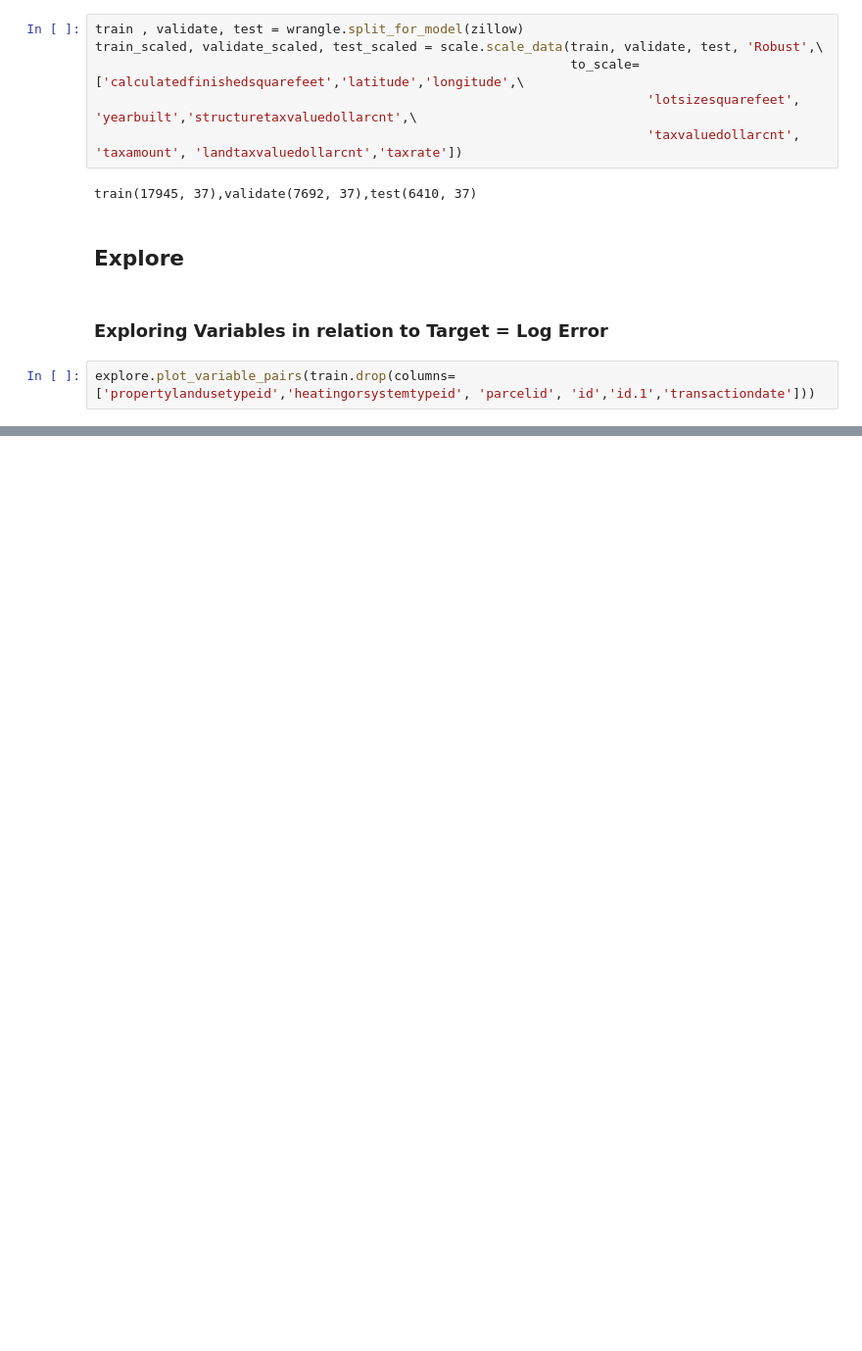
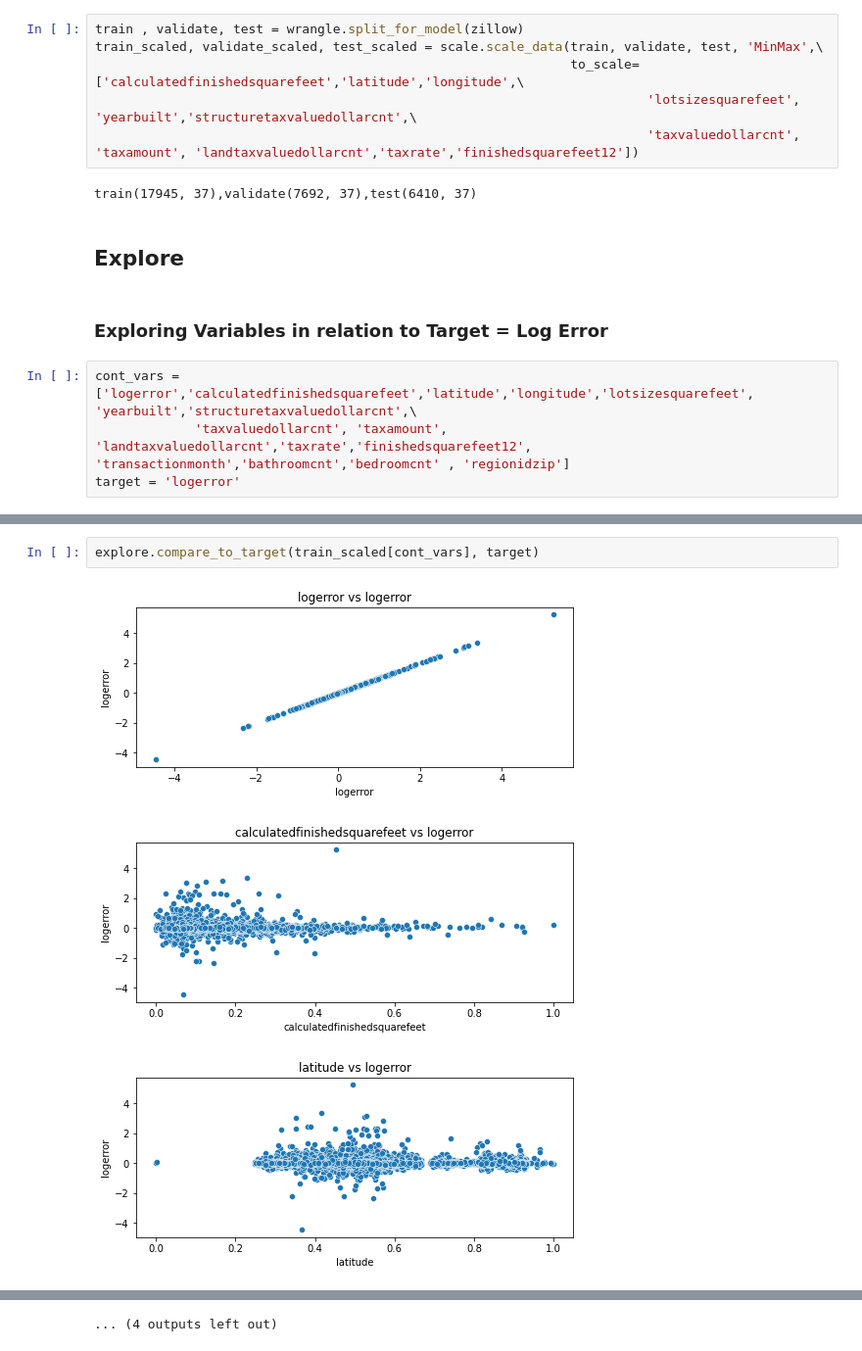
Before and after one commit to carterrxavier/clustering-project, a Jupyter notebook: initialnotebook.ipynb, the cells around one changed output, grey strips where cells are left out. Shown at 98% size. Drawn from its saved outputs; the diff is of its cells as text; blank space fills up the shorter version.

```diff
--- a/initialnotebook.ipynb
+++ b/initialnotebook.ipynb
@@ -65,10 +67,10 @@ Index(['propertylandusetypeid', 'heatingorsystemtypeid', 'parcelid', 'id',
 ## Split/Scale
 # %%
 train , validate, test = wrangle.split_for_model(zillow)
-train_scaled, validate_scaled, test_scaled = scale.scale_data(train, validate, test, 'Robust',\
+train_scaled, validate_scaled, test_scaled = scale.scale_data(train, validate, test, 'MinMax',\
                                                               to_scale=['calculatedfinishedsquarefeet','latitude','longitude',\
                                                                         'lotsizesquarefeet', 'yearbuilt','structuretaxvaluedollarcnt',\
-                                                                        'taxvaluedollarcnt', 'taxamount', 'landtaxvaluedollarcnt','taxrate'])
+                                                                        'taxvaluedollarcnt', 'taxamount', 'landtaxvaluedollarcnt','taxrate','finishedsquarefeet12'])
 # %% [output]
 train(17945, 37),validate(7692, 37),test(6410, 37)
 # %% [markdown]
@@ -76,4 +78,6 @@ train(17945, 37),validate(7692, 37),test(6410, 37)
 # %% [markdown]
 ### Exploring Variables in relation to Target = Log Error
 # %%
-explore.plot_variable_pairs(train.drop(columns=['propertylandusetypeid','heatingorsystemtypeid', 'parcelid', 'id','id.1','transactiondate']))
+cont_vars = ['logerror','calculatedfinishedsquarefeet','latitude','longitude','lotsizesquarefeet', 'yearbuilt','structuretaxvaluedollarcnt',\
+             'taxvaluedollarcnt', 'taxamount', 'landtaxvaluedollarcnt','taxrate','finishedsquarefeet12', 'transactionmonth','bathroomcnt','bedroomcnt' , 'regionidzip']
+target = 'logerror'
@@ -93,0 +84,6 @@ TypeError: can't multiply sequence by non-int of type 'float'
+# %%
+explore.compare_to_target(train_scaled[cont_vars], target)
+# %% [output]
+[figure, added]
+[figure, added]
+[figure, added]
@@ -93,0 +99 @@ TypeError: can't multiply sequence by non-int of type 'float'
+... (4 outputs left out)
```
Also changed, not shown: parts of 7 cells of this notebook, 2 other files.
